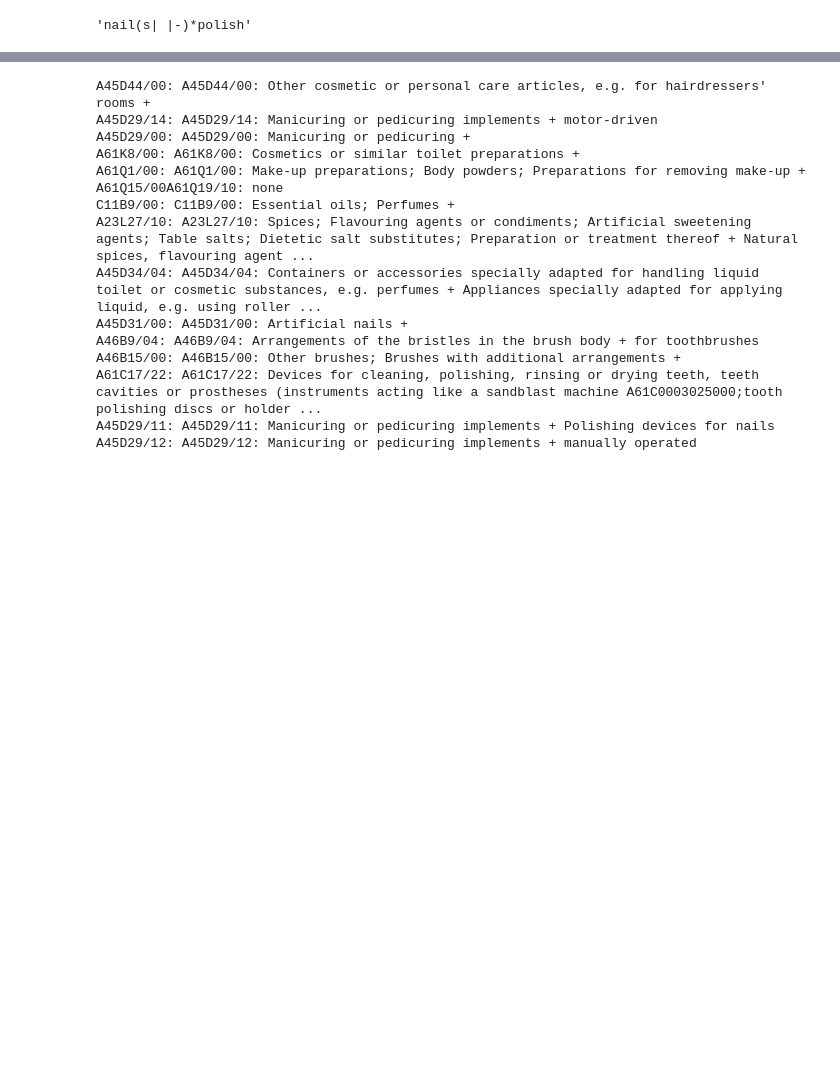
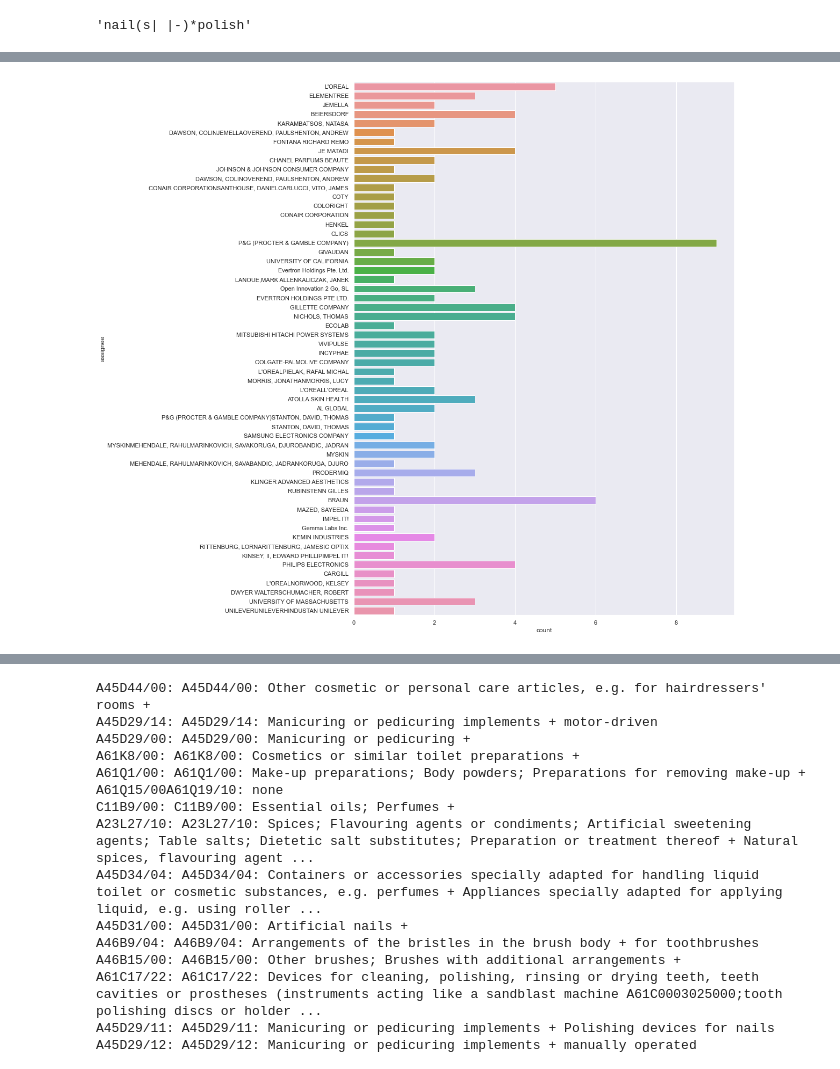
Before and after one commit to cri98li/Strategic-and-Competitive-Inteligence-project-UNIPI, a Jupyter notebook: 2a deadline/Step 5 v3.ipynb, the cells around one changed output, grey strips where cells are left out. Saved outputs shown, nothing was run; the diff lists cells and outputs as text; code cells hidden in the pictures; blank space fills up the shorter version.

Commit message:
Upload altri notebbok e selezione finale concordata con la professoressa (dentro la cartella "data")

```diff
--- a/2a deadline/Step 5 v3.ipynb
+++ b/2a deadline/Step 5 v3.ipynb
@@ -516,0 +1192,4 @@ df_candidate[["title", "ipc_classes","abstract", "claims"]]
+# %%
+df_selected = pd.concat([df_selected, df[df.title == "automatic nail polish application system and method"]])
+
+len(df_selected)
@@ -516,0 +1200,8 @@ df_candidate[["title", "ipc_classes","abstract", "claims"]]
+# %%
+df_candidate = df[(df["lip(s)?"] > 0) & (df["colour|color"] > 0) & (df["personal( )?care"] > 0)
+                  & (df.ipc_classes.str.count("G(01|06|08)")==0)
+                  #& (df.ipc_classes.str.count("(^| )H04")==0)
+                  #& (df.ipc_classes.str.count("(^| )A")>0)
+                 ].query("title not in @df_selected")
+
+df_candidate[["filename", "title", "ipc_classes","abstract", "claims"]]
@@ -516,0 +1212,2 @@ df_candidate[["title", "ipc_classes","abstract", "claims"]]
+# %%
+df_selected = pd.concat([df_selected, df_candidate])
@@ -516,0 +1244,8 @@ df_candidate[["title", "ipc_classes","abstract", "claims"]]
+# %%
+df_selected = pd.concat([df_selected, df[df.title == "cosmetic cleaning product"]])
+df_selected = pd.concat([df_selected, df[df.title == "botulinum nanoemulsions"]])
+df_selected = pd.concat([df_selected, df[df.title == "aloe derived mineral supplement"]])
+df_selected = pd.concat([df_selected, df[df.title == "method for manufacturing a disposable single use applicator assembly with a chemical composition"]])
+df_selected = pd.concat([df_selected, df[df.title == "wipe refill kit"]])
+
+len(df_selected)
@@ -516,0 +1278,6 @@ df_candidate[["title", "ipc_classes","abstract", "claims"]]
+# %%
+import seaborn as sns
+sns.set(rc={'figure.figsize':(12.7,18.27)})
+ax = sns.countplot(y="assignee", data=df_selected.drop_duplicates())
+# %% [output]
+[figure, added]
```
Also changed, not shown: parts of 95 cells of this notebook, 12 other files.
